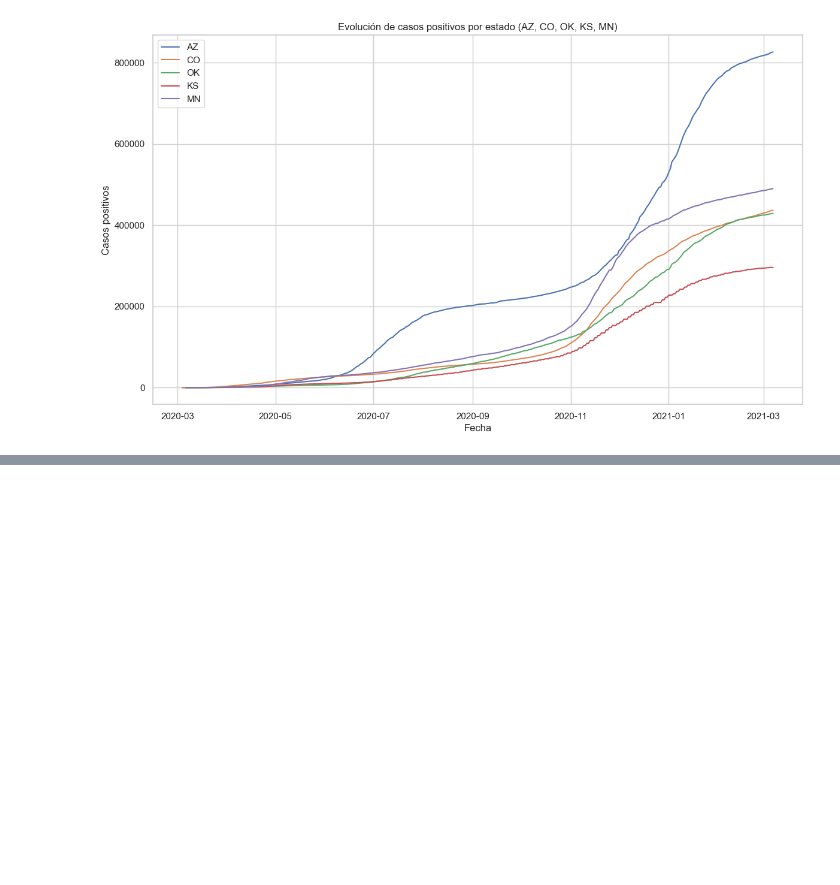
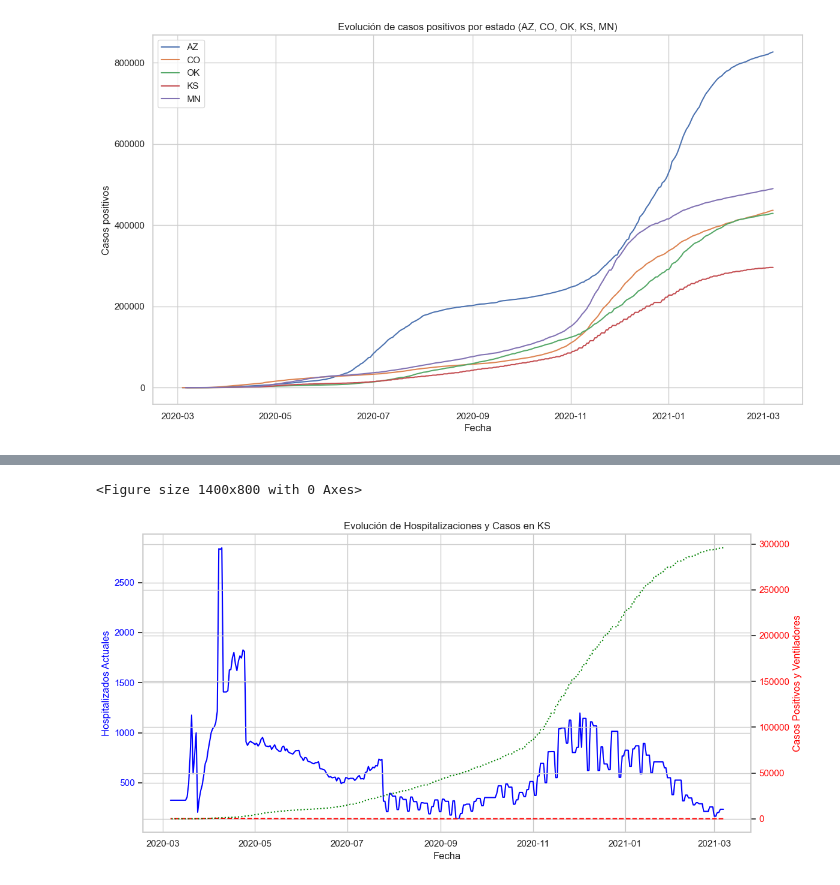
Before and after one commit to AI-School-F5-P3/ib_minidathaton, a Jupyter notebook: EDA_test.ipynb, the cells around one changed output, grey strips where cells are left out. Cells and saved outputs as stored; diff of their text form; code cells hidden in the pictures; blank space fills up the shorter version.

```diff
--- a/EDA_test.ipynb
+++ b/EDA_test.ipynb
@@ -250,0 +294,28 @@ show(p)
+# %%
+plt.figure(figsize=(14, 8))
+fig, ax1 = plt.subplots()
+
+# Elegir un estado para mostrar la evolución
+state_to_analyze = 'KS'
+state_data = data[data['state'] == state_to_analyze]
+
+# Gráfico para hospitalizados actualmente
+ax1.plot(state_data['date'], state_data['hospitalizedCurrently'], label='Hospitalizados Actuales', color='blue')
+ax1.set_xlabel('Fecha')
+ax1.set_ylabel('Hospitalizados Actuales', color='blue')
+ax1.tick_params(axis='y', labelcolor='blue')
+
+# Crear un segundo eje y para los ventiladores y casos positivos
+ax2 = ax1.twinx()
+ax2.plot(state_data['date'], state_data['onVentilatorCurrently'], label='En Ventilador Actualmente', linestyle='--', color='red')
+ax2.plot(state_data['date'], state_data['positive'], label='Casos Positivos', linestyle=':', color='green')
+ax2.set_ylabel('Casos Positivos y Ventiladores', color='red')
+ax2.tick_params(axis='y', labelcolor='red')
+
+# Añadir título y leyenda
+plt.title(f'Evolución de Hospitalizaciones y Casos en {state_to_analyze}')
+fig.tight_layout()  # Ajustar el diseño para que no se solapen los elementos
+plt.show()
+# %% [output]
+<Figure size 1400x800 with 0 Axes>
+[figure, added]
```
Also changed, not shown: parts of 10 cells of this notebook.
